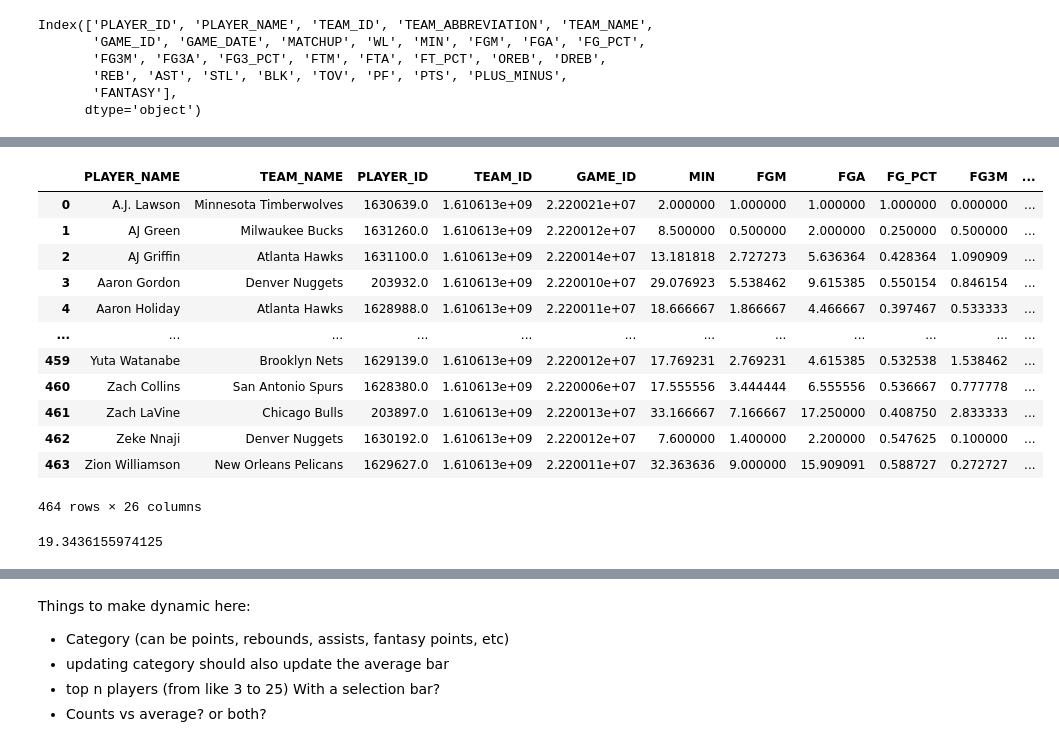
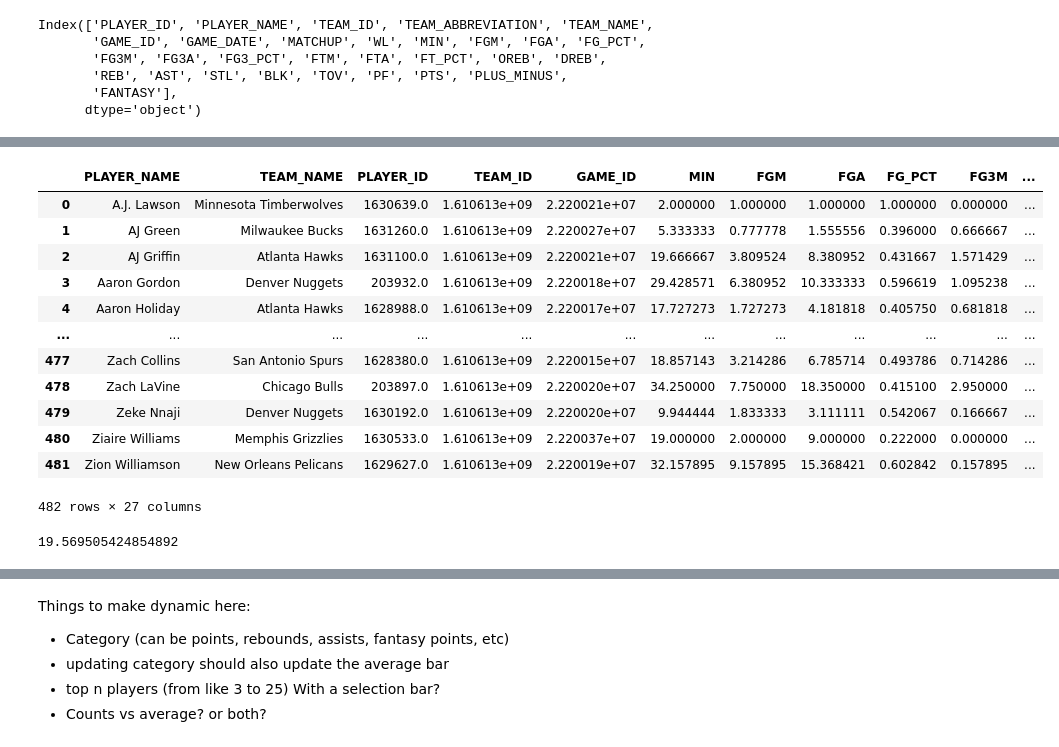
Before and after one commit to parkcherrington/NBA_Project, a Jupyter notebook: NBA_EDA.ipynb, the cells around one changed output, grey strips where cells are left out. Cells and saved outputs as stored; diff of their text form; code cells hidden in the pictures.

```diff
--- a/NBA_EDA.ipynb
+++ b/NBA_EDA.ipynb
@@ -53,25 +53,26 @@ totals
 # %%
 
 means = boxdf.groupby(['PLAYER_NAME', 'TEAM_NAME'], as_index = False).mean()
+means['Rank'] = means['FANTASY'].rank(ascending = False)
 means
 # %% [output]
 |  | PLAYER_NAME | TEAM_NAME | PLAYER_ID | TEAM_ID | GAME_ID | MIN | FGM | FGA | FG_PCT | FG3M | ... |
 | 0 | A.J. Lawson | Minnesota Timberwolves | 1630639.0 | 1.610613e+09 | 2.220021e+07 | 2.000000 | 1.000000 | 1.000000 | 1.000000 | 0.000000 | ... |
-| 1 | AJ Green | Milwaukee Bucks | 1631260.0 | 1.610613e+09 | 2.220012e+07 | 8.500000 | 0.500000 | 2.000000 | 0.250000 | 0.500000 | ... |
-| 2 | AJ Griffin | Atlanta Hawks | 1631100.0 | 1.610613e+09 | 2.220014e+07 | 13.181818 | 2.727273 | 5.636364 | 0.428364 | 1.090909 | ... |
-| 3 | Aaron Gordon | Denver Nuggets | 203932.0 | 1.610613e+09 | 2.220010e+07 | 29.076923 | 5.538462 | 9.615385 | 0.550154 | 0.846154 | ... |
-| 4 | Aaron Holiday | Atlanta Hawks | 1628988.0 | 1.610613e+09 | 2.220011e+07 | 18.666667 | 1.866667 | 4.466667 | 0.397467 | 0.533333 | ... |
+| 1 | AJ Green | Milwaukee Bucks | 1631260.0 | 1.610613e+09 | 2.220027e+07 | 5.333333 | 0.777778 | 1.555556 | 0.396000 | 0.666667 | ... |
+| 2 | AJ Griffin | Atlanta Hawks | 1631100.0 | 1.610613e+09 | 2.220021e+07 | 19.666667 | 3.809524 | 8.380952 | 0.431667 | 1.571429 | ... |
+| 3 | Aaron Gordon | Denver Nuggets | 203932.0 | 1.610613e+09 | 2.220018e+07 | 29.428571 | 6.380952 | 10.333333 | 0.596619 | 1.095238 | ... |
+| 4 | Aaron Holiday | Atlanta Hawks | 1628988.0 | 1.610613e+09 | 2.220017e+07 | 17.727273 | 1.727273 | 4.181818 | 0.405750 | 0.681818 | ... |
 | ... | ... | ... | ... | ... | ... | ... | ... | ... | ... | ... | ... |
-| 459 | Yuta Watanabe | Brooklyn Nets | 1629139.0 | 1.610613e+09 | 2.220012e+07 | 17.769231 | 2.769231 | 4.615385 | 0.532538 | 1.538462 | ... |
-| 460 | Zach Collins | San Antonio Spurs | 1628380.0 | 1.610613e+09 | 2.220006e+07 | 17.555556 | 3.444444 | 6.555556 | 0.536667 | 0.777778 | ... |
-| 461 | Zach LaVine | Chicago Bulls | 203897.0 | 1.610613e+09 | 2.220013e+07 | 33.166667 | 7.166667 | 17.250000 | 0.408750 | 2.833333 | ... |
-| 462 | Zeke Nnaji | Denver Nuggets | 1630192.0 | 1.610613e+09 | 2.220012e+07 | 7.600000 | 1.400000 | 2.200000 | 0.547625 | 0.100000 | ... |
-| 463 | Zion Williamson | New Orleans Pelicans | 1629627.0 | 1.610613e+09 | 2.220011e+07 | 32.363636 | 9.000000 | 15.909091 | 0.588727 | 0.272727 | ... |
+| 477 | Zach Collins | San Antonio Spurs | 1628380.0 | 1.610613e+09 | 2.220015e+07 | 18.857143 | 3.214286 | 6.785714 | 0.493786 | 0.714286 | ... |
+| 478 | Zach LaVine | Chicago Bulls | 203897.0 | 1.610613e+09 | 2.220020e+07 | 34.250000 | 7.750000 | 18.350000 | 0.415100 | 2.950000 | ... |
+| 479 | Zeke Nnaji | Denver Nuggets | 1630192.0 | 1.610613e+09 | 2.220020e+07 | 9.944444 | 1.833333 | 3.111111 | 0.542067 | 0.166667 | ... |
+| 480 | Ziaire Williams | Memphis Grizzlies | 1630533.0 | 1.610613e+09 | 2.220037e+07 | 19.000000 | 2.000000 | 9.000000 | 0.222000 | 0.000000 | ... |
+| 481 | Zion Williamson | New Orleans Pelicans | 1629627.0 | 1.610613e+09 | 2.220019e+07 | 32.157895 | 9.157895 | 15.368421 | 0.602842 | 0.157895 | ... |
-464 rows × 26 columns
+482 rows × 27 columns
 # %%
 means['MIN'].mean()
 # %% [output]
-19.3436155974125
+19.569505424854892
 # %%
 # Scatterplot for assists vs. turnovers
 fig = plt.figure()
```
Also changed, not shown: parts of 15 cells of this notebook, 4 other files.
